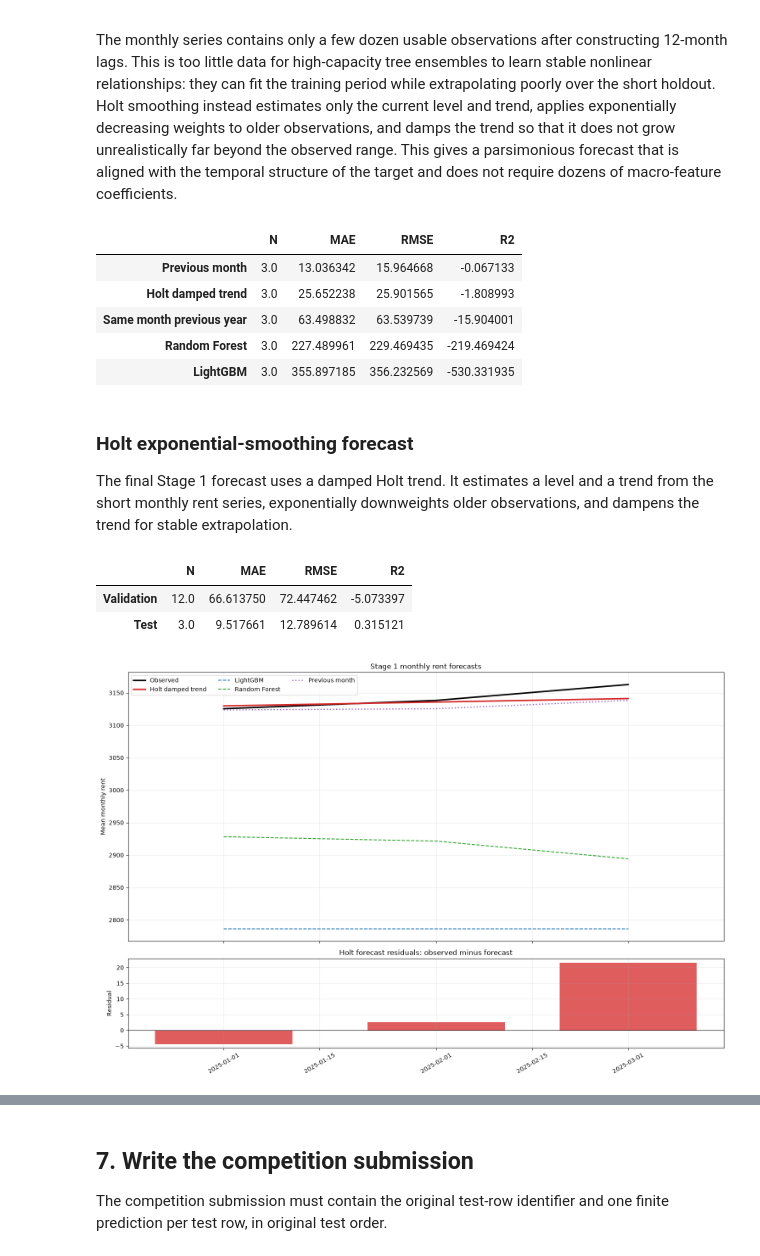
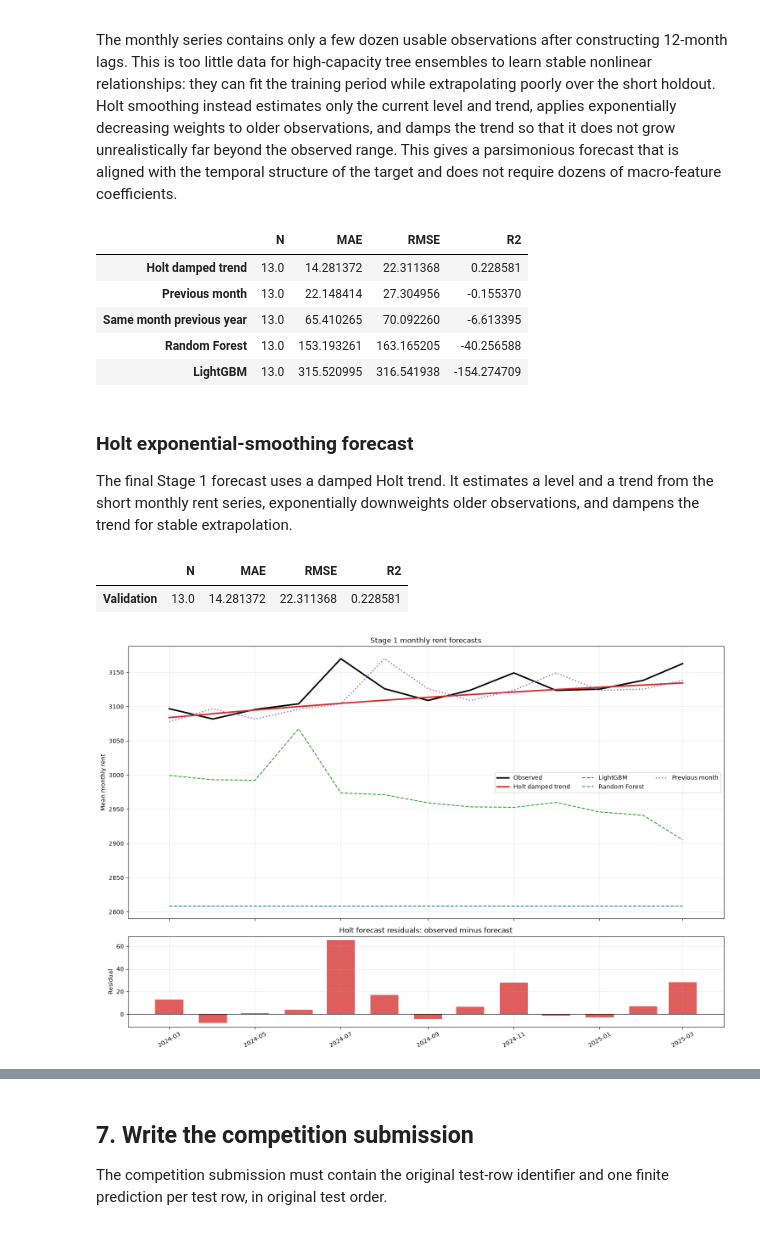
Before and after one commit to elijahkzy/CS5228-project, a Jupyter notebook: final_report/02_modelling/two_stage_models/time_series_plus_residual_model.ipynb, the cells around one changed output, grey strips where cells are left out. Cells and saved outputs as stored; diff of their text form; code cells hidden in the pictures.

```diff
--- a/final_report/02_modelling/two_stage_models/time_series_plus_residual_model.ipynb
+++ b/final_report/02_modelling/two_stage_models/time_series_plus_residual_model.ipynb
@@ -142,32 +143,37 @@ forest = Pipeline([
     ('model', RandomForestRegressor(n_estimators=500, min_samples_leaf=2, random_state=42))
 ])
 lgbm_model.fit(X_train, y_train)
-predictions = {'LightGBM': lgbm_model.predict(X_test),
-              'Holt damped trend': stage1_model.forecast(len(test))}
+predictions = {'LightGBM': lgbm_model.predict(X_valid),
+              'Holt damped trend': stage1_model.forecast(len(valid))}
 forest.fit(X_train, y_train)
-predictions['Random Forest'] = forest.predict(X_test)
+predictions['Random Forest'] = forest.predict(X_valid)
+validation_predictions = {'LightGBM': lgbm_model.predict(X_valid),
+                         'Holt damped trend': stage1_model.forecast(len(valid)),
+                         'Random Forest': forest.predict(X_valid)}
 
-test_indexed = model_data.set_index('MONTH')
-test_months = test['MONTH']
-predictions['Previous month'] = test_months.map(test_indexed['mean_monthly_rent'].shift(1)).to_numpy()
-predictions['Same month previous year'] = test_months.map(test_indexed['mean_monthly_rent'].shift(12)).to_numpy()
+validation_indexed = model_data.set_index('MONTH')
+validation_months = valid['MONTH']
+predictions['Previous month'] = validation_months.map(validation_indexed['mean_monthly_rent'].shift(1)).to_numpy()
+predictions['Same month previous year'] = validation_months.map(validation_indexed['mean_monthly_rent'].shift(12)).to_numpy()
 
 def metrics(y_true, y_pred):
     mask = np.isfinite(y_true) & np.isfinite(y_pred)
     n = int(mask.sum())
+    if n == 0:
+        return {'N': 0, 'MAE': np.nan, 'RMSE': np.nan, 'R2': np.nan}
     return {'N': n, 'MAE': mean_absolute_error(y_true[mask], y_pred[mask]),
             'RMSE': mean_squared_error(y_true[mask], y_pred[mask]) ** 0.5,
             'R2': r2_score(y_true[mask], y_pred[mask]) if n >= 2 else np.nan}
 
-evaluation = pd.DataFrame({name: metrics(y_test.to_numpy(), pred) for name, pred in predictions.items()}).T
+evaluation = pd.DataFrame({name: metrics(y_valid.to_numpy(), pred) for name, pred in predictions.items()}).T
 display(evaluation.sort_values('MAE'))
 # %% [output]
 |  | N | MAE | RMSE | R2 |
-| Previous month | 3.0 | 13.036342 | 15.964668 | -0.067133 |
-| Holt damped trend | 3.0 | 25.652238 | 25.901565 | -1.808993 |
-| Same month previous year | 3.0 | 63.498832 | 63.539739 | -15.904001 |
-| Random Forest | 3.0 | 227.489961 | 229.469435 | -219.469424 |
-| LightGBM | 3.0 | 355.897185 | 356.232569 | -530.331935 |
+| Holt damped trend | 13.0 | 14.281372 | 22.311368 | 0.228581 |
+| Previous month | 13.0 | 22.148414 | 27.304956 | -0.155370 |
+| Same month previous year | 13.0 | 65.410265 | 70.092260 | -6.613395 |
+| Random Forest | 13.0 | 153.193261 | 163.165205 | -40.256588 |
+| LightGBM | 13.0 | 315.520995 | 316.541938 | -154.274709 |
 # %% [markdown]
 ### Holt exponential-smoothing forecast
 
@@ -183,10 +189,8 @@ holt_fit_valid_model = ExponentialSmoothing(
     pd.concat([train['mean_monthly_rent'], valid['mean_monthly_rent']]).to_numpy(dtype=float),
     trend='add', damped_trend=True, initialization_method='estimated'
 ).fit(optimized=True)
-holt_test_prediction = holt_fit_valid_model.forecast(len(test))
 holt_evaluation = pd.DataFrame({
     'Validation': metrics(y_valid.to_numpy(), holt_valid_prediction),
-    'Test': metrics(y_test.to_numpy(), holt_test_prediction),
 }).T
 display(holt_evaluation)
 
@@ -195,39 +199,37 @@ display(holt_evaluation)
 holt_by_month = pd.concat([
     pd.Series(holt_fit_model.fittedvalues, index=train['MONTH']),
     pd.Series(holt_valid_prediction, index=valid['MONTH']),
-    pd.Series(holt_test_prediction, index=test['MONTH']),
 ]).groupby(level=0).last()
 stage1_monthly = model_data[['MONTH']].copy()
 stage1_monthly['stage1_forecast'] = stage1_monthly['MONTH'].map(holt_by_month)
 
 # Clear Stage 1 forecast chart.
-chart = pd.DataFrame({'MONTH': test['MONTH'], 'Observed': y_test.to_numpy(),
-                      'Holt damped trend': holt_test_prediction,
+chart = pd.DataFrame({'MONTH': valid['MONTH'], 'Observed': y_valid.to_numpy(),
+                      'Holt damped trend': holt_valid_prediction,
                       'LightGBM': predictions['LightGBM'],
                       'Random Forest': predictions['Random Forest'],
                       'Previous month': predictions['Previous month']})
 fig, (ax1, ax2) = plt.subplots(2, 1, figsize=(15, 10), sharex=True,
                               gridspec_kw={'height_ratios': [3, 1]})
 ax1.plot(chart['MONTH'], chart['Observed'], color='black', linewidth=2.5, label='Observed')
 ax1.plot(chart['MONTH'], chart['Holt damped trend'], color='#d62728', linewidth=2.5, label='Holt damped trend')
 ax1.plot(chart['MONTH'], chart['LightGBM'], color='#1f77b4', linestyle='--', label='LightGBM')
 ax1.plot(chart['MONTH'], chart['Random Forest'], color='#2ca02c', linestyle='--', label='Random Forest')
 ax1.plot(chart['MONTH'], chart['Previous month'], color='#9467bd', linestyle=':', linewidth=2, label='Previous month')
 ax1.set_title('Stage 1 monthly rent forecasts')
 ax1.set_ylabel('Mean monthly rent')
 ax1.legend(ncol=3, frameon=True)
 ax1.grid(alpha=.25)
 ax2.axhline(0, color='black', linewidth=.8)
 ax2.bar(chart['MONTH'], chart['Observed'] - chart['Holt damped trend'], width=20, color='#d62728', alpha=.75)
 ax2.set_title('Holt forecast residuals: observed minus forecast')
 ax2.set_ylabel('Residual')
 ax2.grid(alpha=.25)
 plt.xticks(rotation=30); plt.tight_layout(); plt.show()
 # %% [output]
 |  | N | MAE | RMSE | R2 |
-| Validation | 12.0 | 66.613750 | 72.447462 | -5.073397 |
-| Test | 3.0 | 9.517661 | 12.789614 | 0.315121 |
+| Validation | 13.0 | 14.281372 | 22.311368 | 0.228581 |
-[figure, old version]
+[figure, new version]
 # %% [markdown]
 ## 5. Evaluate forecasts visually
 
```
Also changed, not shown: parts of 18 cells of this notebook, 1 other file.
